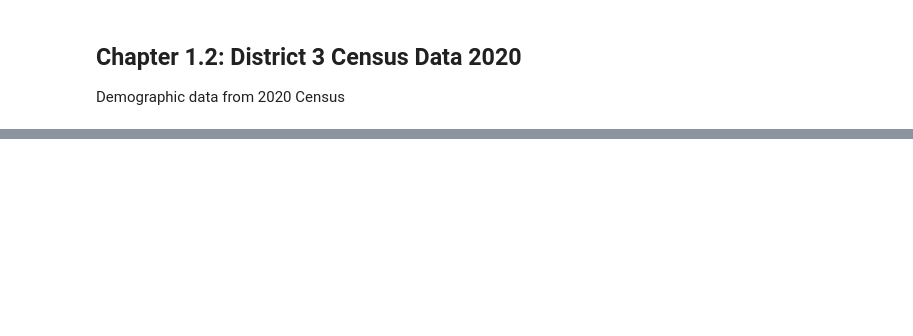
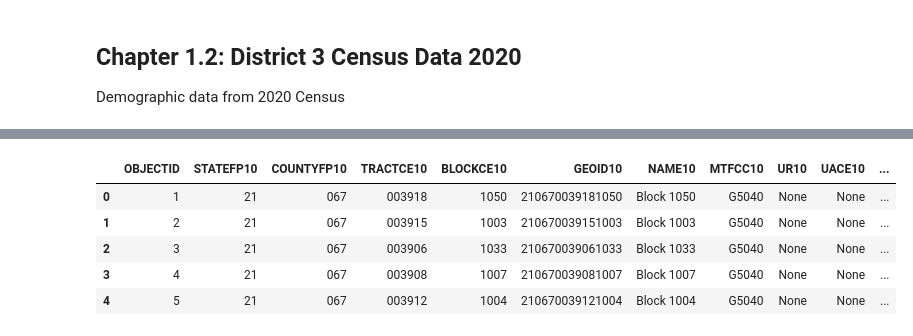
Before and after one commit to RealCaddish/lexington_districts, a Jupyter notebook: lexDistricts.ipynb, the cells around one changed output, grey strips where cells are left out. Drawn from its saved outputs; the diff is of its cells as text; code cells hidden in the pictures; blank space fills up the shorter version.

```diff
--- a/lexDistricts.ipynb
+++ b/lexDistricts.ipynb
@@ -479,0 +480,9 @@ gpd.read_file()
+# %%
+census_block_2010.head()
+# %% [output]
+|  | OBJECTID | STATEFP10 | COUNTYFP10 | TRACTCE10 | BLOCKCE10 | GEOID10 | NAME10 | MTFCC10 | UR10 | UACE10 | ... |
+| 0 | 1 | 21 | 067 | 003918 | 1050 | 210670039181050 | Block 1050 | G5040 | None | None | ... |
+| 1 | 2 | 21 | 067 | 003915 | 1003 | 210670039151003 | Block 1003 | G5040 | None | None | ... |
+| 2 | 3 | 21 | 067 | 003906 | 1033 | 210670039061033 | Block 1033 | G5040 | None | None | ... |
+| 3 | 4 | 21 | 067 | 003908 | 1007 | 210670039081007 | Block 1007 | G5040 | None | None | ... |
+| 4 | 5 | 21 | 067 | 003912 | 1004 | 210670039121004 | Block 1004 | G5040 | None | None | ... |
```
Also changed, not shown: parts of 40 cells of this notebook, 3 other files.
